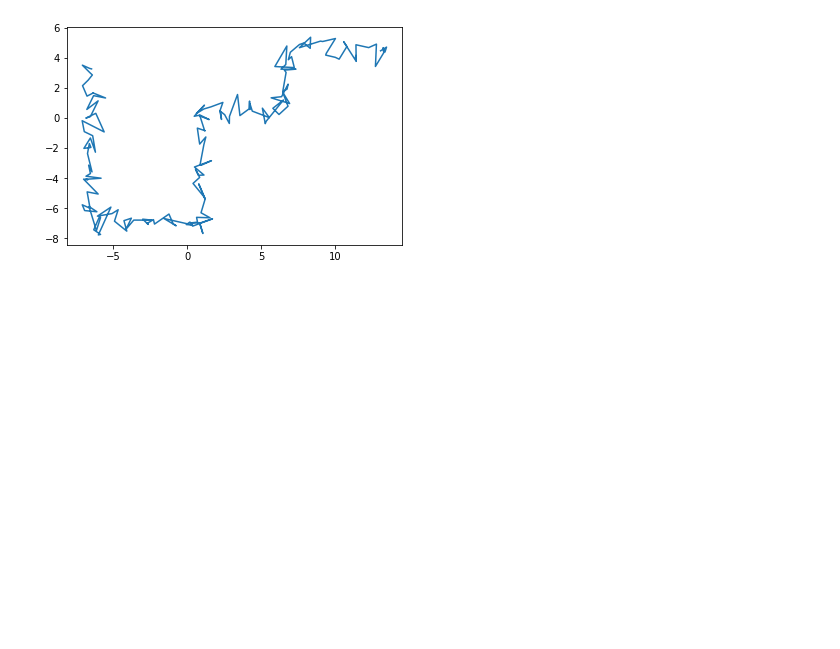
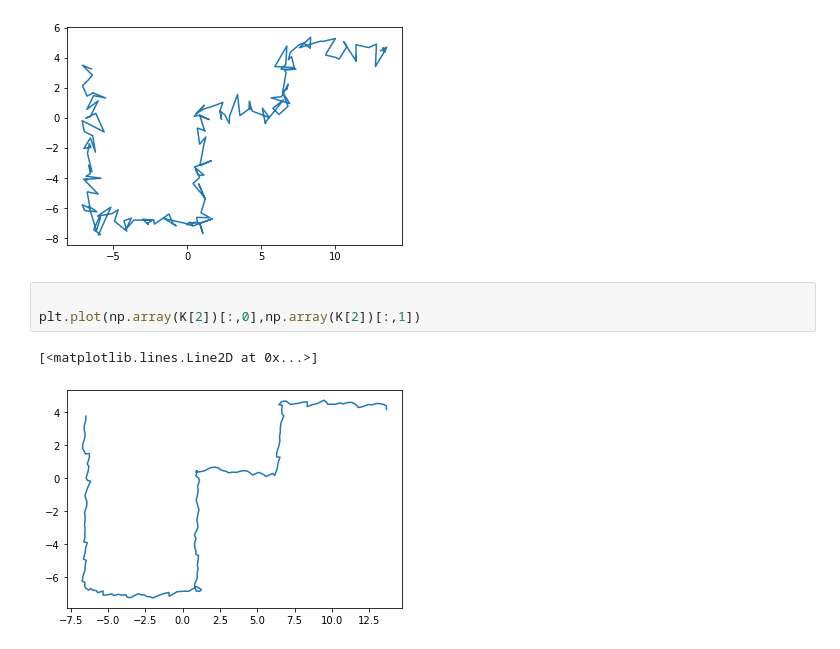
Before and after one commit to Jiayi-Pan/Bot-Localization, a Jupyter notebook: DataProcessing.ipynb, the cells around one changed output. Drawn from its saved outputs; the diff is of its cells as text; blank space fills up the shorter version.

```diff
--- a/DataProcessing.ipynb
+++ b/DataProcessing.ipynb
@@ -69,3 +125,9 @@ plt.plot(np.array(K[1])[:,0],np.array(K[1])[:,1])
 # %% [output]
 [<matplotlib.lines.Line2D at 0x...>]
 [figure]
+# %%
+
+plt.plot(np.array(K[2])[:,0],np.array(K[2])[:,1])
+# %% [output]
+[<matplotlib.lines.Line2D at 0x...>]
+[figure, added]
```
Also changed, not shown: parts of 8 cells of this notebook, 17 other files.
